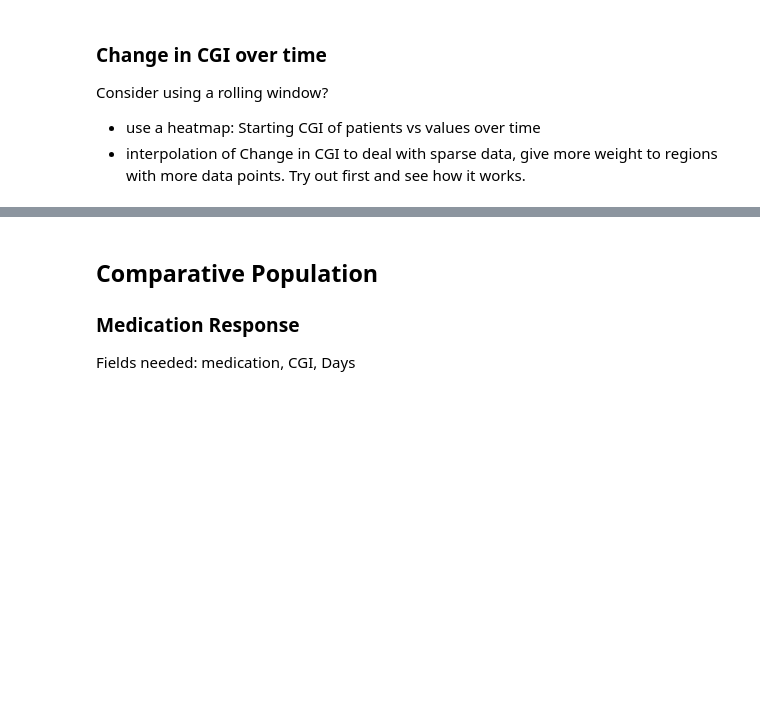
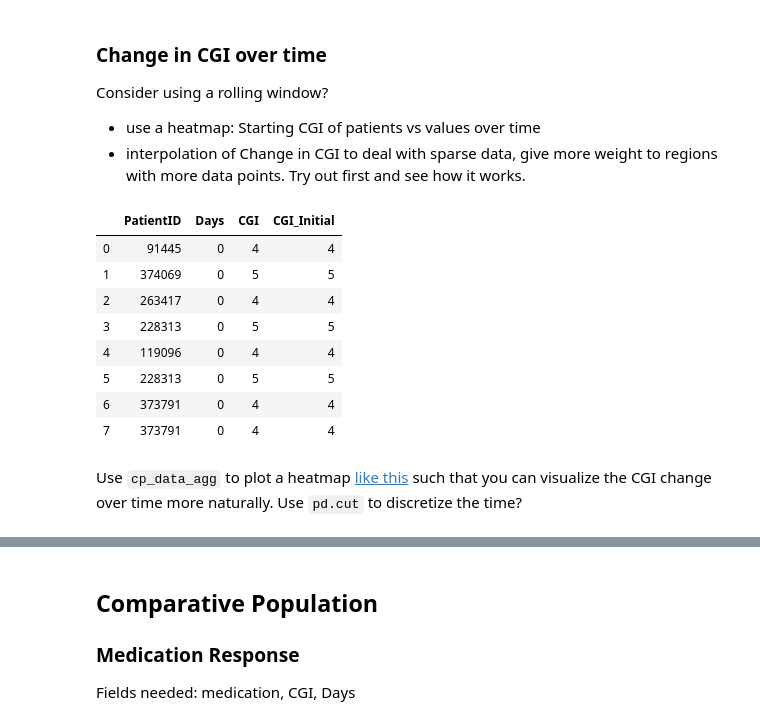
Before and after one commit to geraldinepyh/VDL, a Jupyter notebook: src/Queries.ipynb, the cells around one changed output, grey strips where cells are left out. Cells and saved outputs as stored; diff of their text form; code cells hidden in the pictures; blank space fills up the shorter version.

```diff
--- a/src/Queries.ipynb
+++ b/src/Queries.ipynb
@@ -422,7 +423,10 @@ def getPatientData(pid, data):
     return patientData
 
 def getComparativePopulation(pid, data, filter_dict=None, reload=False):
-    cpData =  data.loc[data.PatientID != pid].sort_values(['PatientID','Days'],axis=1)
+    cpData = data.loc[data.PatientID != pid].sort_values('PatientID')
+    if 'Days' in cpData.columns:
+        cpData.sort_values(['Days'], inplace=True)
+    #     cpData =  data.loc[data.PatientID != pid].sort_values(['PatientID','Days'],axis=1)
 #     if reload and filters != None:
 #         # e.g. {'age': 'value', 'sex':'M', 'race':'black', 'comorbidites':{}}
 #         # apply filters to reduce the dataset size.
@@ -560,3 +564,26 @@ Consider using a rolling window?
 
 - use a heatmap: Starting CGI of patients vs values over time
 - interpolation of Change in CGI to deal with sparse data, give more weight to regions with more data points. Try out first and see how it works.
+# %%
+pid=92
+# getPatientData(pid, visits_data)
+cp_data = getComparativePopulation(pid, visits_data)
+cp_grouper = cp_data.groupby(['PatientID'])
+# %%
+cp_initialCGI = cp_data.loc[cp_grouper['Days'].idxmin(),['PatientID','CGI']]
+# %%
+cp_merged = pd.merge(cp_data[['PatientID','Days','CGI']], cp_initialCGI, how='left', on='PatientID')
+cp_merged.columns = ['PatientID','Days','CGI','CGI_Initial']
+cp_merged.head(8)
+# %% [output]
+|  | PatientID | Days | CGI | CGI_Initial |
+| 0 | 91445 | 0 | 4 | 4 |
+| 1 | 374069 | 0 | 5 | 5 |
+| 2 | 263417 | 0 | 4 | 4 |
+| 3 | 228313 | 0 | 5 | 5 |
+| 4 | 119096 | 0 | 4 | 4 |
+| 5 | 228313 | 0 | 5 | 5 |
+| 6 | 373791 | 0 | 4 | 4 |
+| 7 | 373791 | 0 | 4 | 4 |
+# %% [markdown]
+Use `cp_data_agg` to plot a heatmap [like this](https://plot.ly/python/heatmaps/) such that you can visualize the CGI change over time more naturally. Use `pd.cut` to discretize the time?
```
Also changed, not shown: parts of 9 cells of this notebook, 1 other file.
